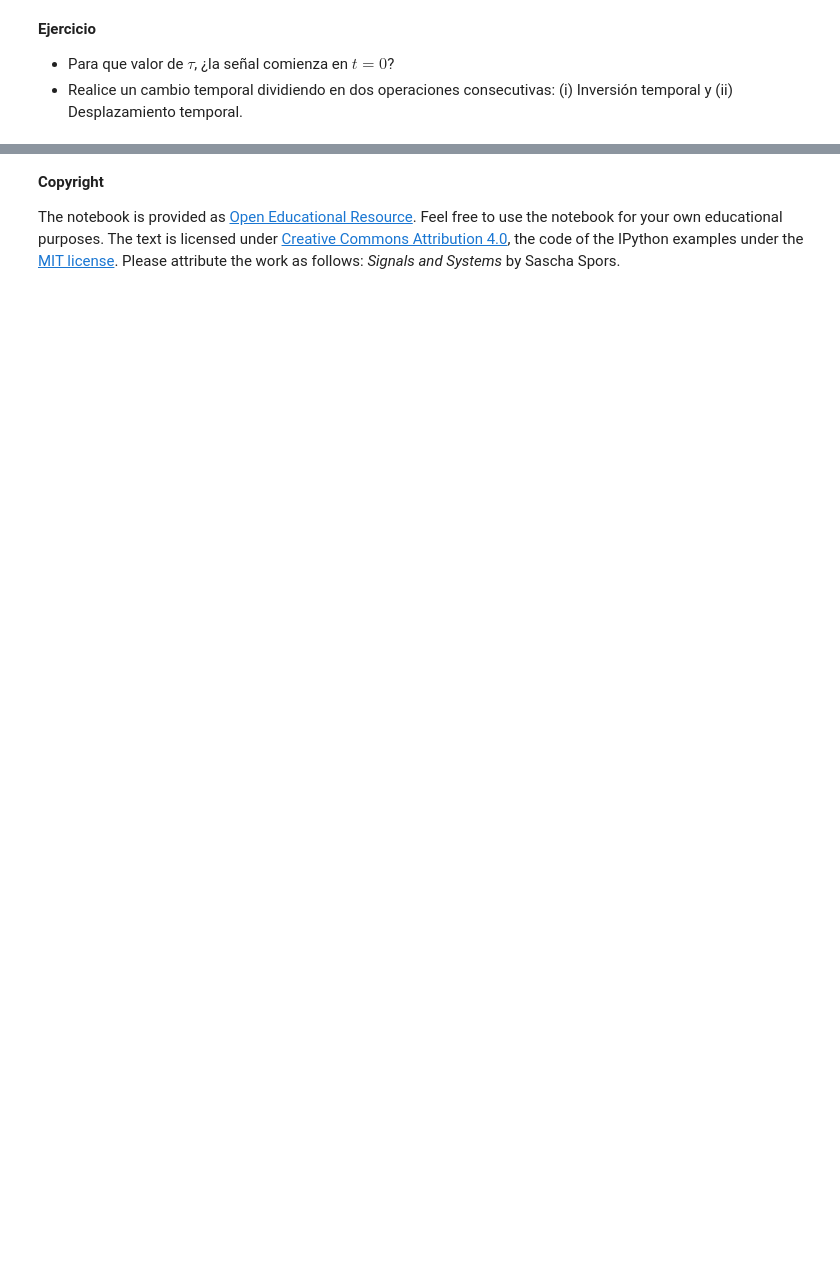
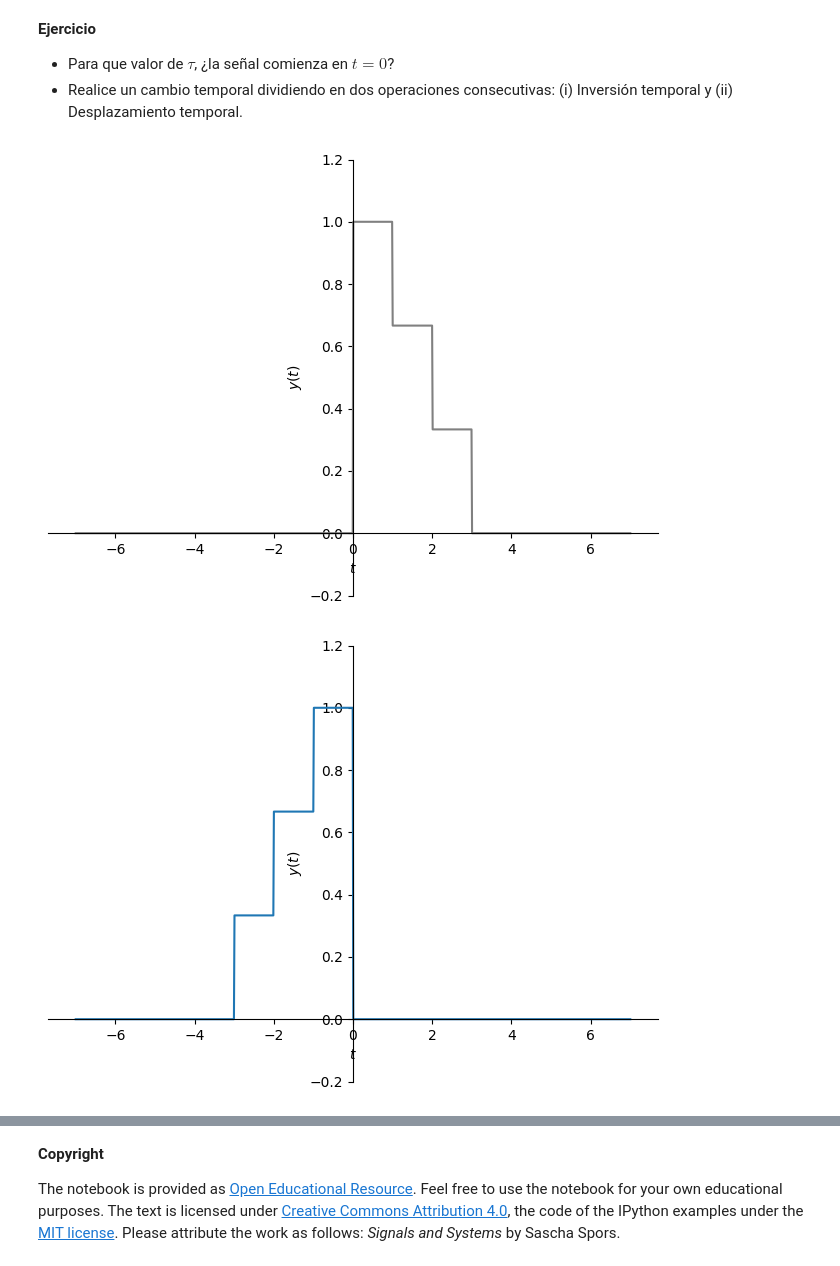
Before and after one commit to juramirezmon/Senales_y_sistemas, a Jupyter notebook: Copia_de_3_Operaciones_de_señales_continuas.ipynb, the cells around one changed output, grey strips where cells are left out. Saved outputs shown, nothing was run; the diff lists cells and outputs as text; code cells hidden in the pictures; blank space fills up the shorter version.

```diff
--- a/Copia_de_3_Operaciones_de_señales_continuas.ipynb
+++ b/Copia_de_3_Operaciones_de_señales_continuas.ipynb
@@ -140,3 +162,20 @@ px.show()
 
 * Para que valor de $\tau$, ¿la señal comienza en $t=0$?
 * Realice un cambio temporal dividiendo en dos operaciones consecutivas: (i) Inversión temporal y (ii) Desplazamiento temporal.
+# %%
+tau =0
+y = x.subs(t, tau - t)
+
+#Señal original
+px=sym.plot(x, (t, -7, 7), ylim=[-0.2, 1.2], ylabel=r'$y(t)$', line_color='gray')
+
+#Señal invertida
+py=sym.plot(y, (t, -7, 7), ylim=[-0.2, 1.2], ylabel=r'$y(t)$')
+
+#Señal invertida y desplazada
+tau =-2
+y = x.subs(t, tau - t)
+pd=sym.plot(y, (t, -7, 7), ylim=[-0.2, 1.2], ylabel=r'$y(t)$')
+# %% [output]
+[figure, added]
+[figure, added]
```
Also changed, not shown: parts of 8 cells of this notebook.
